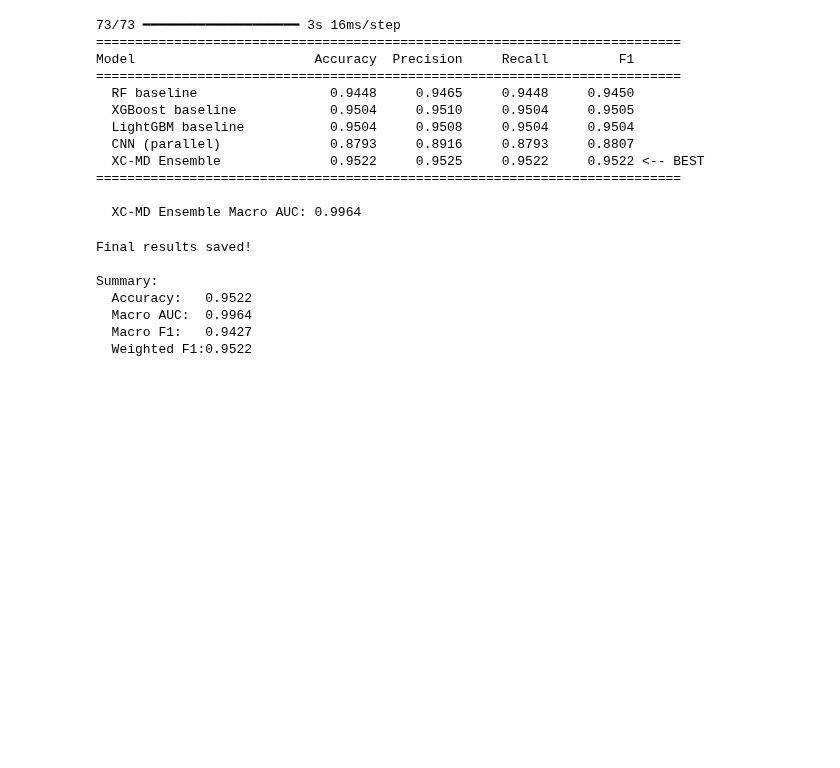
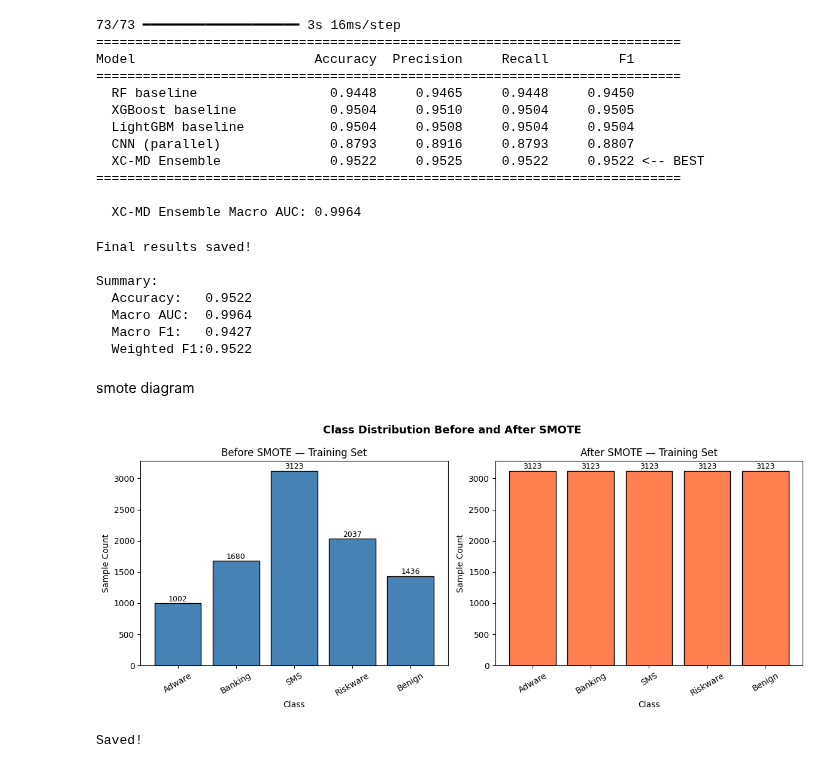
Before and after one commit to S-0120/XAI, a Jupyter notebook: XAI_Project.ipynb, the cells around one changed output. Cells and saved outputs as stored; diff of their text form; code cells hidden in the pictures; blank space fills up the shorter version.

```diff
--- a/XAI_Project.ipynb
+++ b/XAI_Project.ipynb
@@ -1668,3 +1667,38 @@ Summary:
   Macro AUC:  0.9964
   Macro F1:   0.9427
   Weighted F1:0.9522
+# %% [markdown]
+smote diagram
+# %%
+fig, axes = plt.subplots(1, 2, figsize=(12, 5))
+classes = ['Adware', 'Banking', 'SMS', 'Riskware', 'Benign']
+
+# Before SMOTE — original training counts
+before_counts = [1002, 1680, 3123, 2037, 1436]
+# After SMOTE — all balanced
+after_counts = [3123, 3123, 3123, 3123, 3123]
+
+axes[0].bar(classes, before_counts, color='steelblue', edgecolor='black')
+axes[0].set_title('Before SMOTE — Training Set')
+axes[0].set_xlabel('Class')
+axes[0].set_ylabel('Sample Count')
+axes[0].tick_params(axis='x', rotation=30)
+for i, v in enumerate(before_counts):
+    axes[0].text(i, v + 30, str(v), ha='center', fontsize=9)
+
+axes[1].bar(classes, after_counts, color='coral', edgecolor='black')
+axes[1].set_title('After SMOTE — Training Set')
+axes[1].set_xlabel('Class')
+axes[1].set_ylabel('Sample Count')
+axes[1].tick_params(axis='x', rotation=30)
+for i, v in enumerate(after_counts):
+    axes[1].text(i, v + 30, str(v), ha='center', fontsize=9)
+
+plt.suptitle('Class Distribution Before and After SMOTE', fontsize=13, fontweight='bold')
+plt.tight_layout()
+plt.savefig(MODELS_PATH + 'smote_comparison.png', dpi=150, bbox_inches='tight')
+plt.show()
+print("Saved!")
+# %% [output]
+[figure, added]
+Saved!
```
Also changed, not shown: parts of 1 cell of this notebook.
